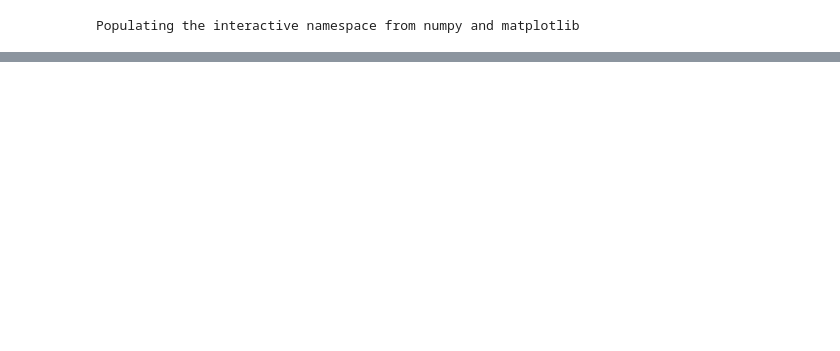
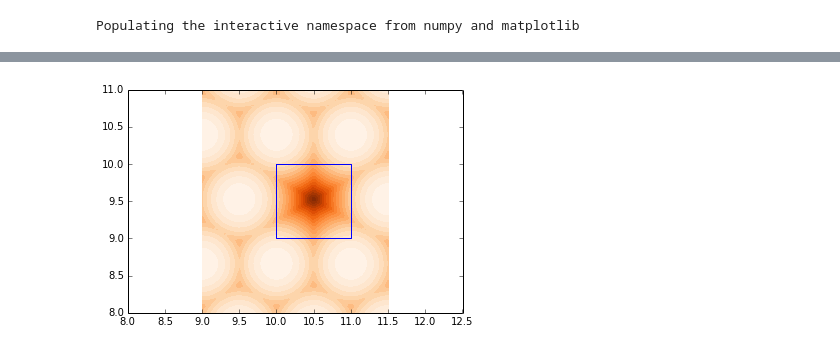
Before and after one commit to brandon-rhodes/atomvacancy, a Jupyter notebook: Vacancy.ipynb, the cells around one changed output, grey strips where cells are left out. Cells and saved outputs as stored; diff of their text form; code cells hidden in the pictures; blank space fills up the shorter version.

```diff
--- a/Vacancy.ipynb
+++ b/Vacancy.ipynb
@@ -93,0 +76,7 @@ plot(X[i], Y[i], 'bo')
+# %%
+contourf(xspace, yspace, z, 20, cmap=cm.Oranges)
+plot([10.0, 11.0, 11.0, 10.0, 10.0],
+     [10.0, 10.0, 9.0, 9.0, 10.0])
+axes().set_aspect('equal', 'datalim')
+# %% [output]
+[figure, added]
```
Also changed, not shown: parts of 20 cells of this notebook.
